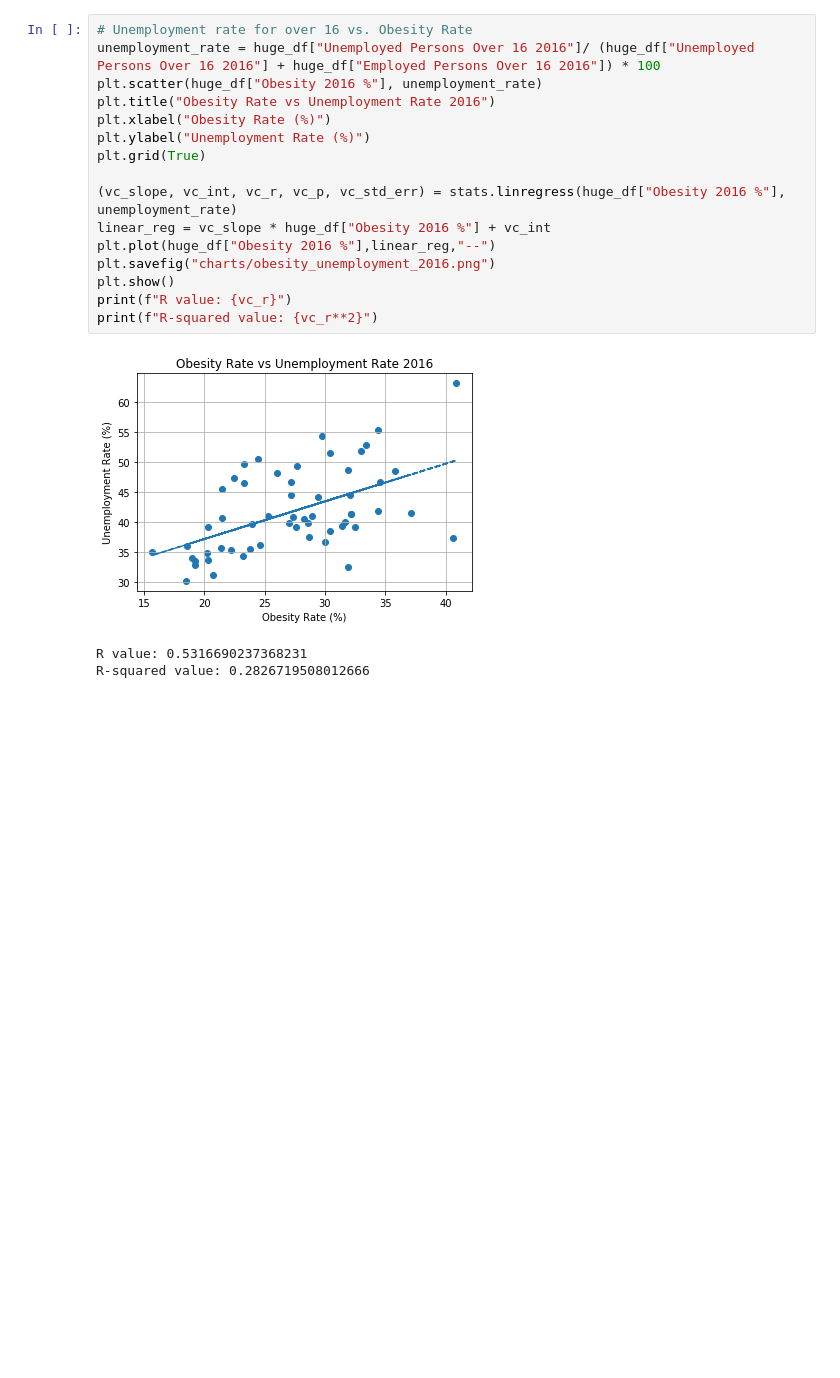
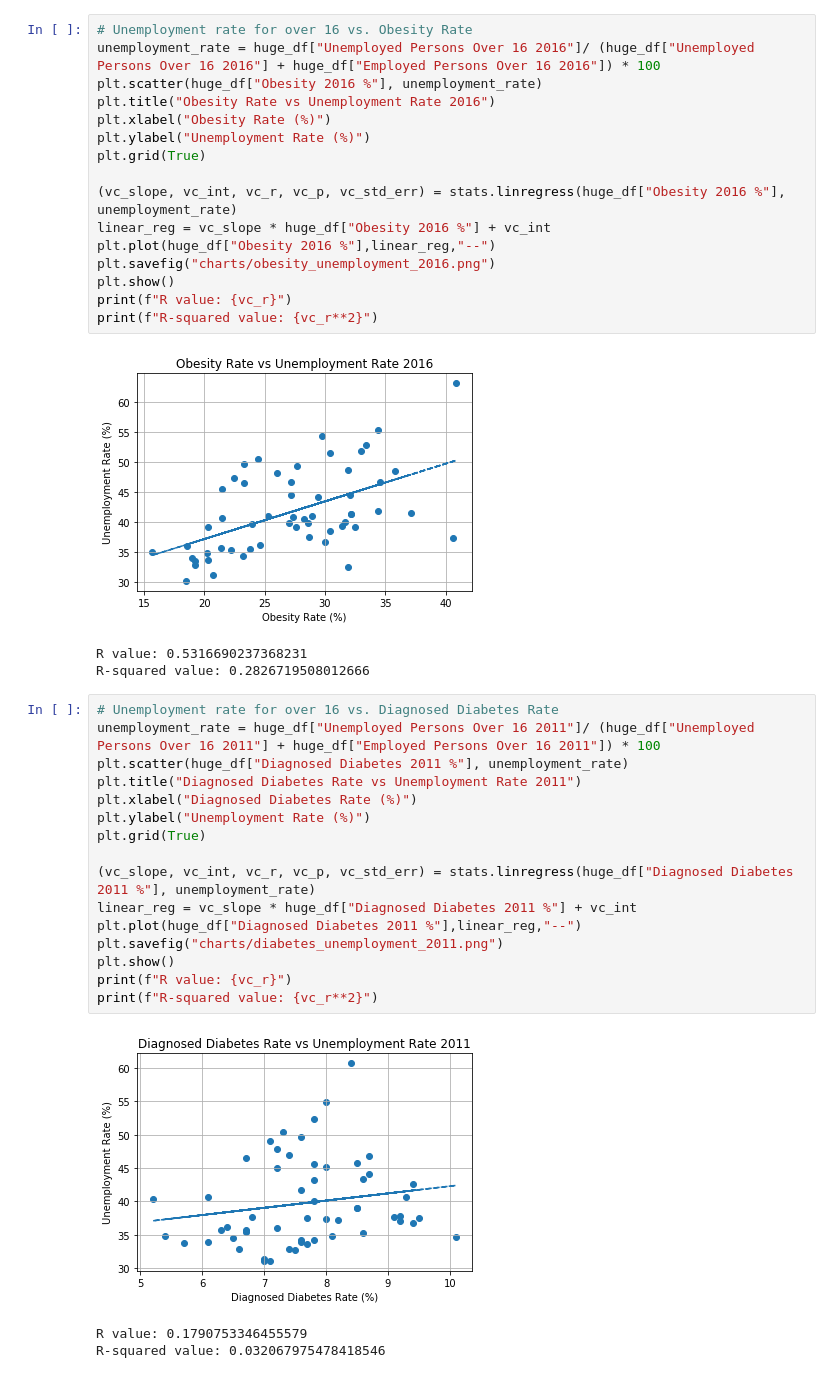
Before and after one commit to improvbutterfly/Fast-Food-Analysis-California, a Jupyter notebook: Analysis/chart_code_pretty.ipynb, the cells around one changed output. Saved outputs shown, nothing was run; the diff lists cells and outputs as text; blank space fills up the shorter version.

Commit message:
Added new charts, updated README

```diff
--- a/Analysis/chart_code_pretty.ipynb
+++ b/Analysis/chart_code_pretty.ipynb
@@ -441,3 +441,23 @@ print(f"R-squared value: {vc_r**2}")
 [figure]
 R value: 0.5316690237368231
 R-squared value: 0.2826719508012666
+# %%
+# Unemployment rate for over 16 vs. Diagnosed Diabetes Rate
+unemployment_rate = huge_df["Unemployed Persons Over 16 2011"]/ (huge_df["Unemployed Persons Over 16 2011"] + huge_df["Employed Persons Over 16 2011"]) * 100
+plt.scatter(huge_df["Diagnosed Diabetes 2011 %"], unemployment_rate)
+plt.title("Diagnosed Diabetes Rate vs Unemployment Rate 2011")
+plt.xlabel("Diagnosed Diabetes Rate (%)")
+plt.ylabel("Unemployment Rate (%)")
+plt.grid(True)
+
+(vc_slope, vc_int, vc_r, vc_p, vc_std_err) = stats.linregress(huge_df["Diagnosed Diabetes 2011 %"], unemployment_rate)
+linear_reg = vc_slope * huge_df["Diagnosed Diabetes 2011 %"] + vc_int
+plt.plot(huge_df["Diagnosed Diabetes 2011 %"],linear_reg,"--")
+plt.savefig("charts/diabetes_unemployment_2011.png")
+plt.show()
+print(f"R value: {vc_r}")
+print(f"R-squared value: {vc_r**2}")
+# %% [output]
+[figure, added]
+R value: 0.1790753346455579
+R-squared value: 0.032067975478418546
```
Also changed, not shown: parts of 6 cells of this notebook, 18 other files.
